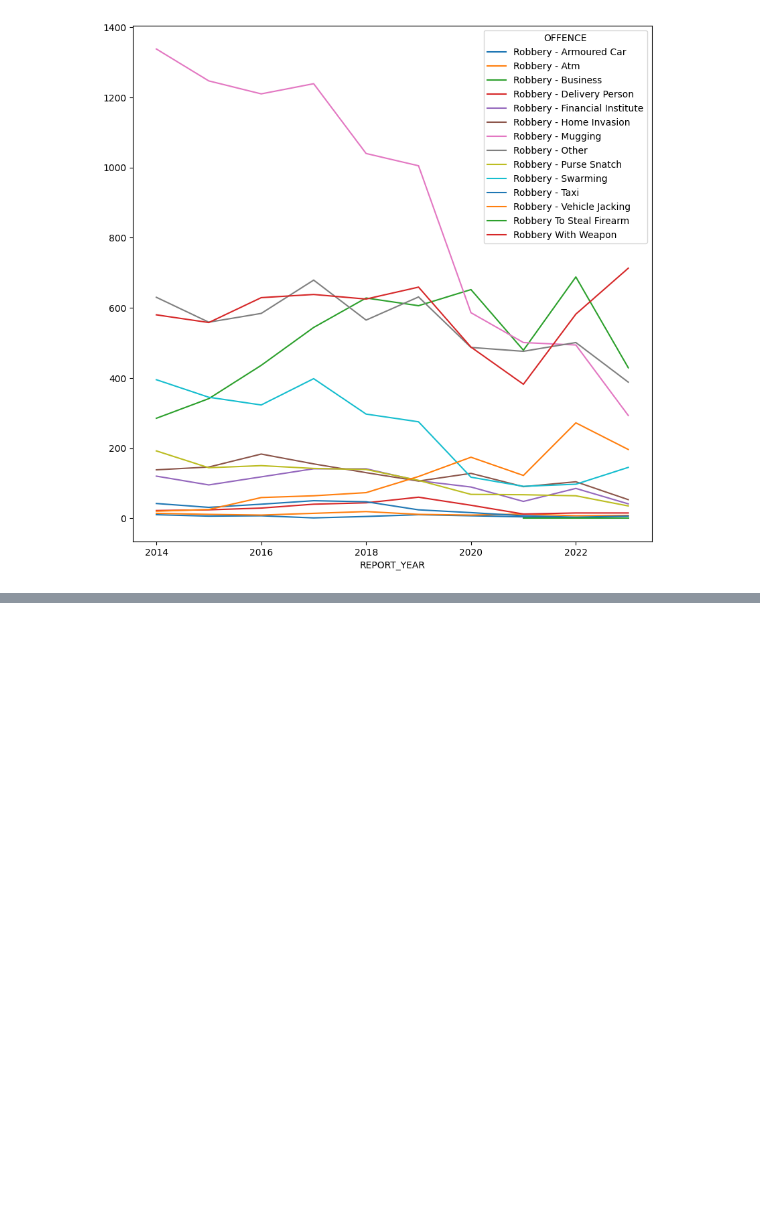
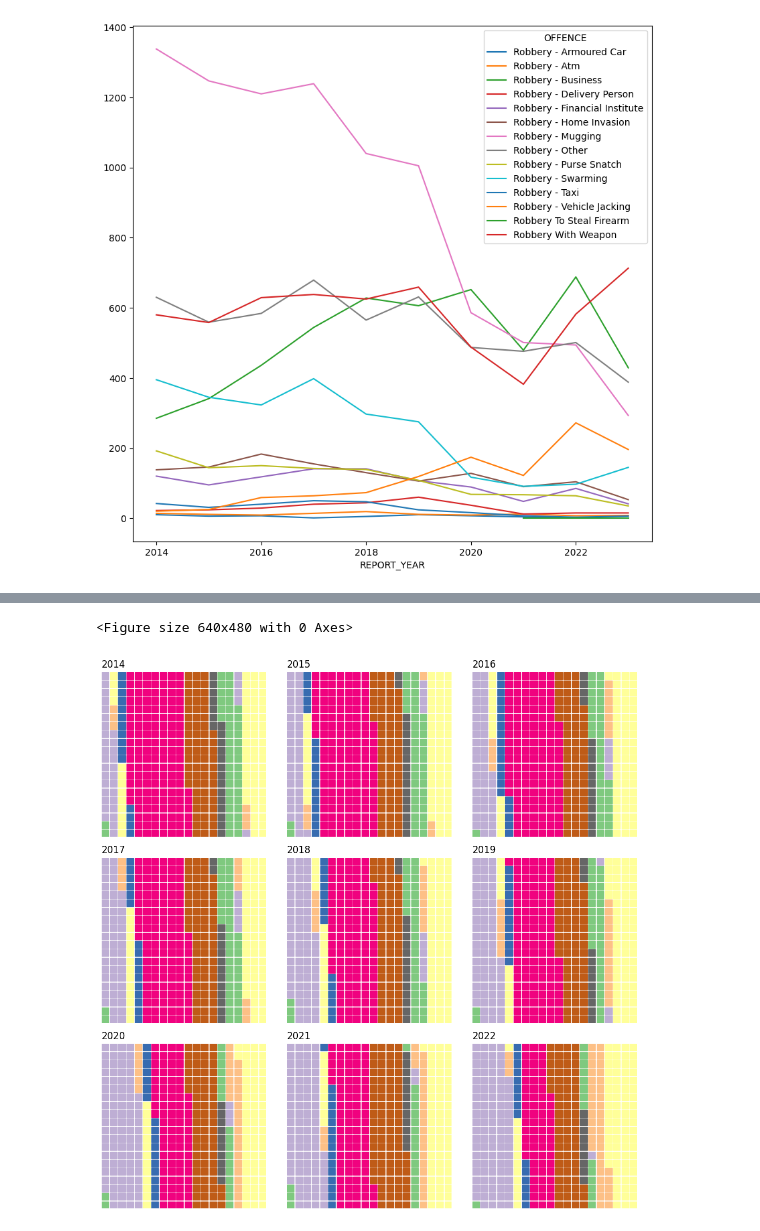
Before and after one commit to jjmmchema/robbery-data, a Jupyter notebook: TorontoRobberyData.ipynb, the cells around one changed output, grey strips where cells are left out. Cells and saved outputs as stored; diff of their text form; code cells hidden in the pictures; blank space fills up the shorter version.

Commit message:
More Graphs

```diff
--- a/TorontoRobberyData.ipynb
+++ b/TorontoRobberyData.ipynb
@@ -268,0 +278,4 @@ df_easy.plot.line(figsize=(10, 10))
+# %%
+df_easy
+df_waffles = df_easy.drop(columns=['Robbery To Steal Firearm', 'Robbery - Armoured Car'])
+df_waffles
@@ -268,0 +361,40 @@ df_easy.plot.line(figsize=(10, 10))
+# %%
+fig = plt.figure()
+plots = {}
+
+scalar_mappable = None
+
+for idx, year in enumerate(df_waffles.index[:-1]):
+    plots[int('33'+str(idx+1))] = {
+        'values': df_waffles.loc[year, :],
+        'title': {'label': year, 'loc': 'left', 'fontsize': 12},
+        # 'labels': [f"{k} ({v})" for k, v in df_waffles.loc[2014, :].items()],
+        # 'legend': {'loc': 'upper left', 'bbox_to_anchor': (1.05, 1), 'fontsize': 8},
+    }
+
+fig = plt.figure(
+    FigureClass=Waffle,
+    plots=plots,
+    rows=20,  # Outside parameter applied to all subplots, same as below
+    columns=20,
+    cmap_name="Accent",  # Change color with cmap
+    rounding_rule='ceil',
+    figsize=(10, 10),
+)
+
+# cmap = plt.get_cmap('Accent')
+# a = df_waffles.loc[2014, :]
+# normalize = plt.Normalize(a.min(), a.max())
+
+# legend_labels = [k for k, _ in df_waffles.loc[2014, :].items()]
+# common_legend = fig.legend(
+#     handles=[plt.Line2D([0], [0], marker='o', color=cmap(normalize(v)), markerfacecolor=cmap(normalize(v)), markersize=10) for v in a],
+#     labels=legend_labels,
+#     loc='upper left', bbox_to_anchor=(1.05, 1), title='Common Legend'
+# )
+
+# plt.tight_layout()
+plt.show()
+# %% [output]
+<Figure size 640x480 with 0 Axes>
+[figure, added]
```
Also changed, not shown: parts of 10 cells of this notebook.
